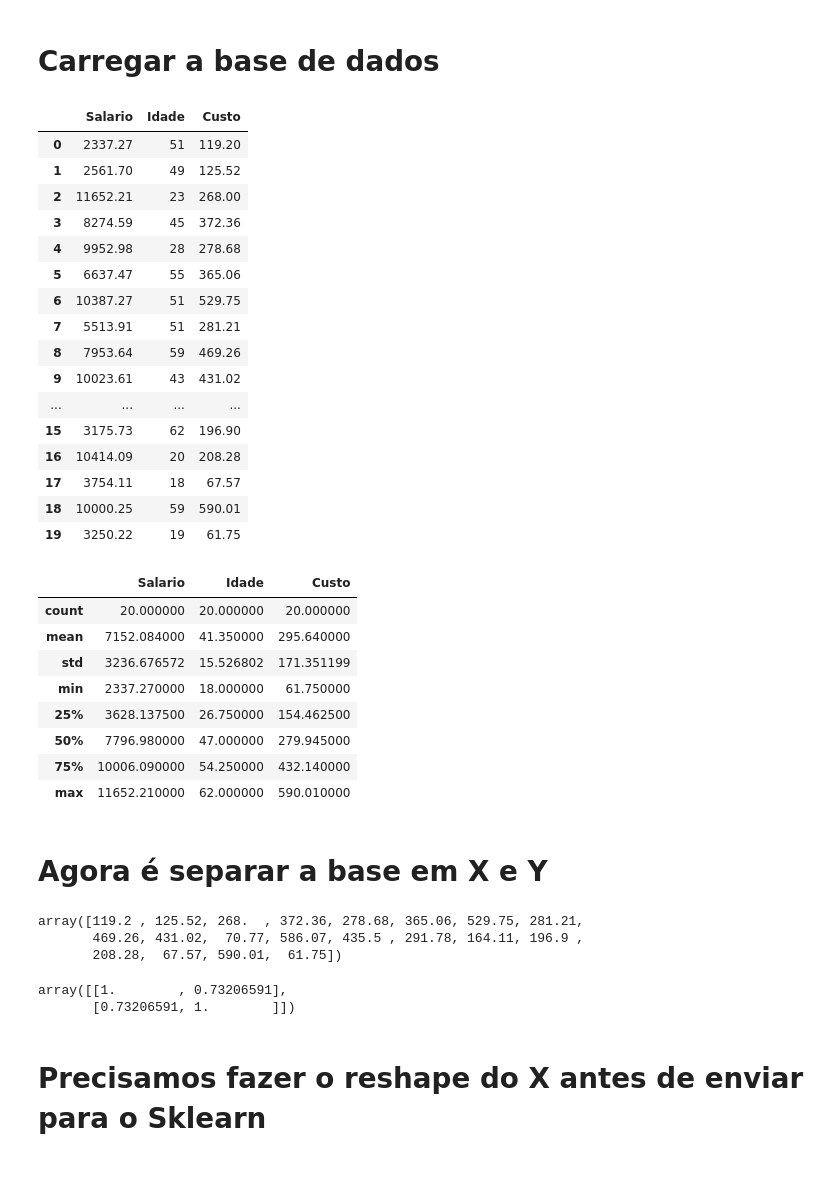
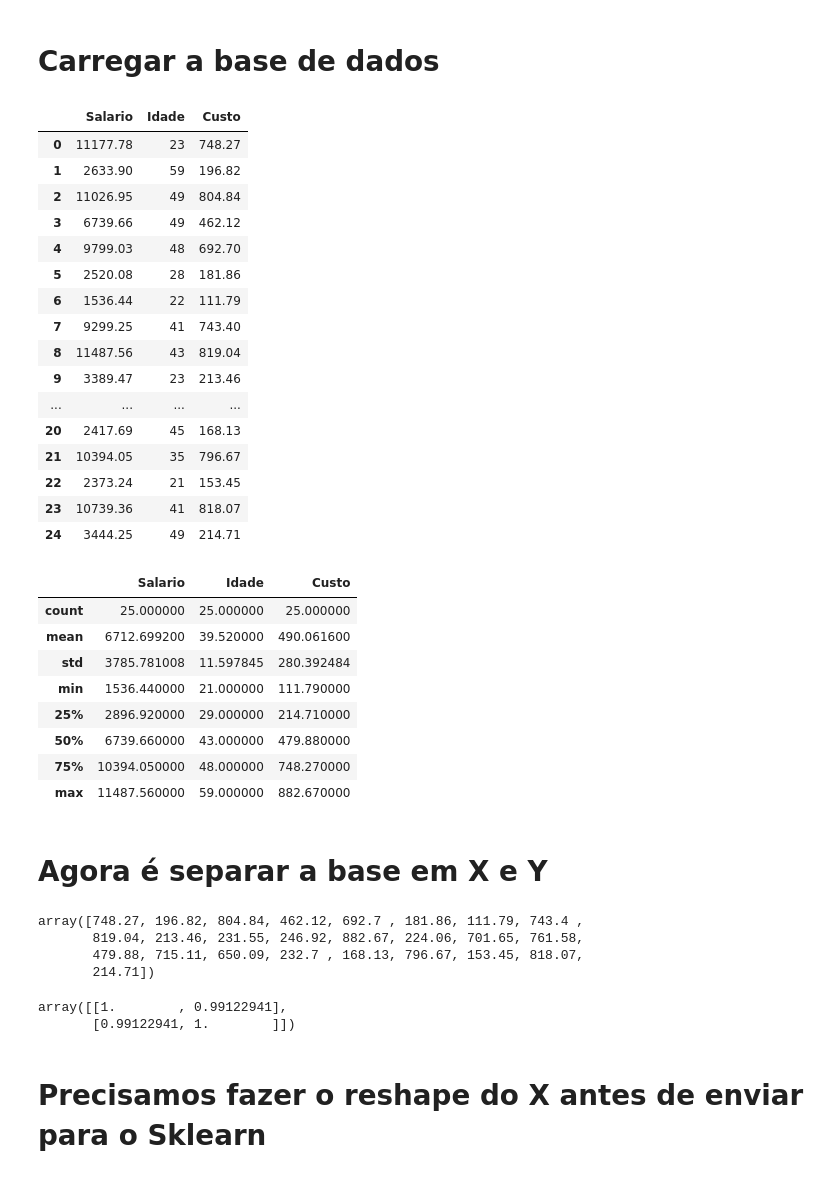
Before and after one commit to Welling7onSiqueira/regressao_linear_simples, a Jupyter notebook: Linear_Regression.ipynb, the cells around one changed output. Saved outputs shown, nothing was run; the diff lists cells and outputs as text; code cells hidden in the pictures.

```diff
--- a/Linear_Regression.ipynb
+++ b/Linear_Regression.ipynb
@@ -12,40 +12,40 @@ from sklearn.model_selection import train_test_split
 # %% [markdown]
 # Carregar a base de dados
 # %%
-bd = pd.read_csv("db.csv", delimiter=";", nrows=20)
+bd = pd.read_csv("db.csv", delimiter=";", nrows=25)
 bd
 # %% [output]
 |  | Salario | Idade | Custo |
-| 0 | 2337.27 | 51 | 119.20 |
-| 1 | 2561.70 | 49 | 125.52 |
-| 2 | 11652.21 | 23 | 268.00 |
-| 3 | 8274.59 | 45 | 372.36 |
-| 4 | 9952.98 | 28 | 278.68 |
-| 5 | 6637.47 | 55 | 365.06 |
-| 6 | 10387.27 | 51 | 529.75 |
-| 7 | 5513.91 | 51 | 281.21 |
-| 8 | 7953.64 | 59 | 469.26 |
-| 9 | 10023.61 | 43 | 431.02 |
+| 0 | 11177.78 | 23 | 748.27 |
+| 1 | 2633.90 | 59 | 196.82 |
+| 2 | 11026.95 | 49 | 804.84 |
+| 3 | 6739.66 | 49 | 462.12 |
+| 4 | 9799.03 | 48 | 692.70 |
+| 5 | 2520.08 | 28 | 181.86 |
+| 6 | 1536.44 | 22 | 111.79 |
+| 7 | 9299.25 | 41 | 743.40 |
+| 8 | 11487.56 | 43 | 819.04 |
+| 9 | 3389.47 | 23 | 213.46 |
 | ... | ... | ... | ... |
-| 15 | 3175.73 | 62 | 196.90 |
-| 16 | 10414.09 | 20 | 208.28 |
-| 17 | 3754.11 | 18 | 67.57 |
-| 18 | 10000.25 | 59 | 590.01 |
-| 19 | 3250.22 | 19 | 61.75 |
+| 20 | 2417.69 | 45 | 168.13 |
+| 21 | 10394.05 | 35 | 796.67 |
+| 22 | 2373.24 | 21 | 153.45 |
+| 23 | 10739.36 | 41 | 818.07 |
+| 24 | 3444.25 | 49 | 214.71 |
 # %%
 # Observar os dados
 # Outras analises podem ser feitas
 bd.describe()
 # %% [output]
 |  | Salario | Idade | Custo |
-| count | 20.000000 | 20.000000 | 20.000000 |
-| mean | 7152.084000 | 41.350000 | 295.640000 |
-| std | 3236.676572 | 15.526802 | 171.351199 |
-| min | 2337.270000 | 18.000000 | 61.750000 |
-| 25% | 3628.137500 | 26.750000 | 154.462500 |
-| 50% | 7796.980000 | 47.000000 | 279.945000 |
-| 75% | 10006.090000 | 54.250000 | 432.140000 |
-| max | 11652.210000 | 62.000000 | 590.010000 |
+| count | 25.000000 | 25.000000 | 25.000000 |
+| mean | 6712.699200 | 39.520000 | 490.061600 |
+| std | 3785.781008 | 11.597845 | 280.392484 |
+| min | 1536.440000 | 21.000000 | 111.790000 |
+| 25% | 2896.920000 | 29.000000 | 214.710000 |
+| 50% | 6739.660000 | 43.000000 | 479.880000 |
+| 75% | 10394.050000 | 48.000000 | 748.270000 |
+| max | 11487.560000 | 59.000000 | 882.670000 |
 # %% [markdown]
 # Agora é separar a base em X e Y
 # %%
@@ -56,15 +56,16 @@ y = bd.iloc[:,2].values # Aqui a coluna que quero prever, no caso a de custo
 # display(x)
 display(y)
 # %% [output]
-array([119.2 , 125.52, 268.  , 372.36, 278.68, 365.06, 529.75, 281.21,
-       469.26, 431.02,  70.77, 586.07, 435.5 , 291.78, 164.11, 196.9 ,
-       208.28,  67.57, 590.01,  61.75])
+array([748.27, 196.82, 804.84, 462.12, 692.7 , 181.86, 111.79, 743.4 ,
+       819.04, 213.46, 231.55, 246.92, 882.67, 224.06, 701.65, 761.58,
+       479.88, 715.11, 650.09, 232.7 , 168.13, 796.67, 153.45, 818.07,
+       214.71])
 # %%
 # Vamos ver a correlação entre as colunas
 np.corrcoef(x, y)
 # %% [output]
-array([[1.        , 0.73206591],
-       [0.73206591, 1.        ]])
+array([[1.        , 0.99122941],
+       [0.99122941, 1.        ]])
 # %% [markdown]
 # Precisamos fazer o reshape do X antes de enviar para o Sklearn
 # %%
```
Also changed, not shown: parts of 2 cells of this notebook, 2 other files.
